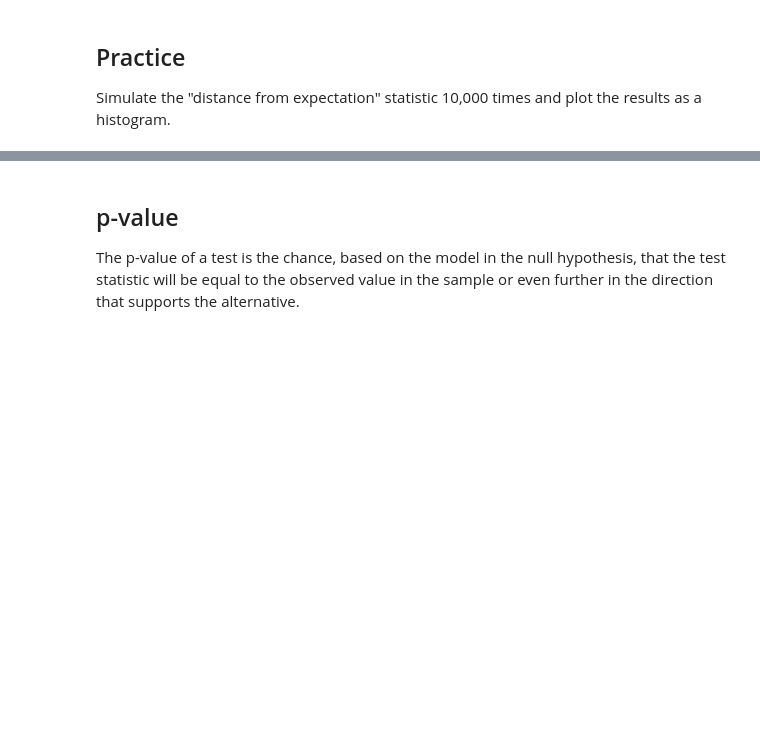
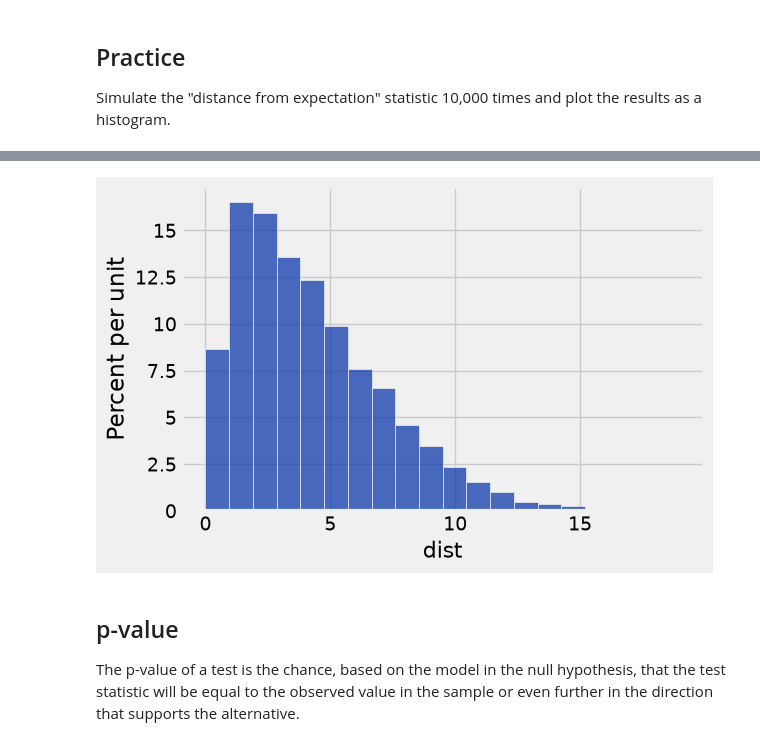
Before and after one commit to cblack-3/cblack-DA-Fall-Intro, a Jupyter notebook: Demo 15 - Testing Hypotheses/pvalue.ipynb, the cells around one changed output, grey strips where cells are left out. Cells and saved outputs as stored; diff of their text form; code cells hidden in the pictures; blank space fills up the shorter version.

```diff
--- a/Demo 15 - Testing Hypotheses/pvalue.ipynb
+++ b/Demo 15 - Testing Hypotheses/pvalue.ipynb
@@ -73,3 +85,8 @@ Simulate the "distance from expectation" statistic 10,000 times and plot the res
+# %%
+dist_tbl = Table().with_column('dist', dist_outcomes)
+dist_tbl.hist(bins = 20)
+# %% [output]
+[figure, added]
 # %% [markdown]
 ## p-value ##
 
```
Also changed, not shown: parts of 4 cells of this notebook.
